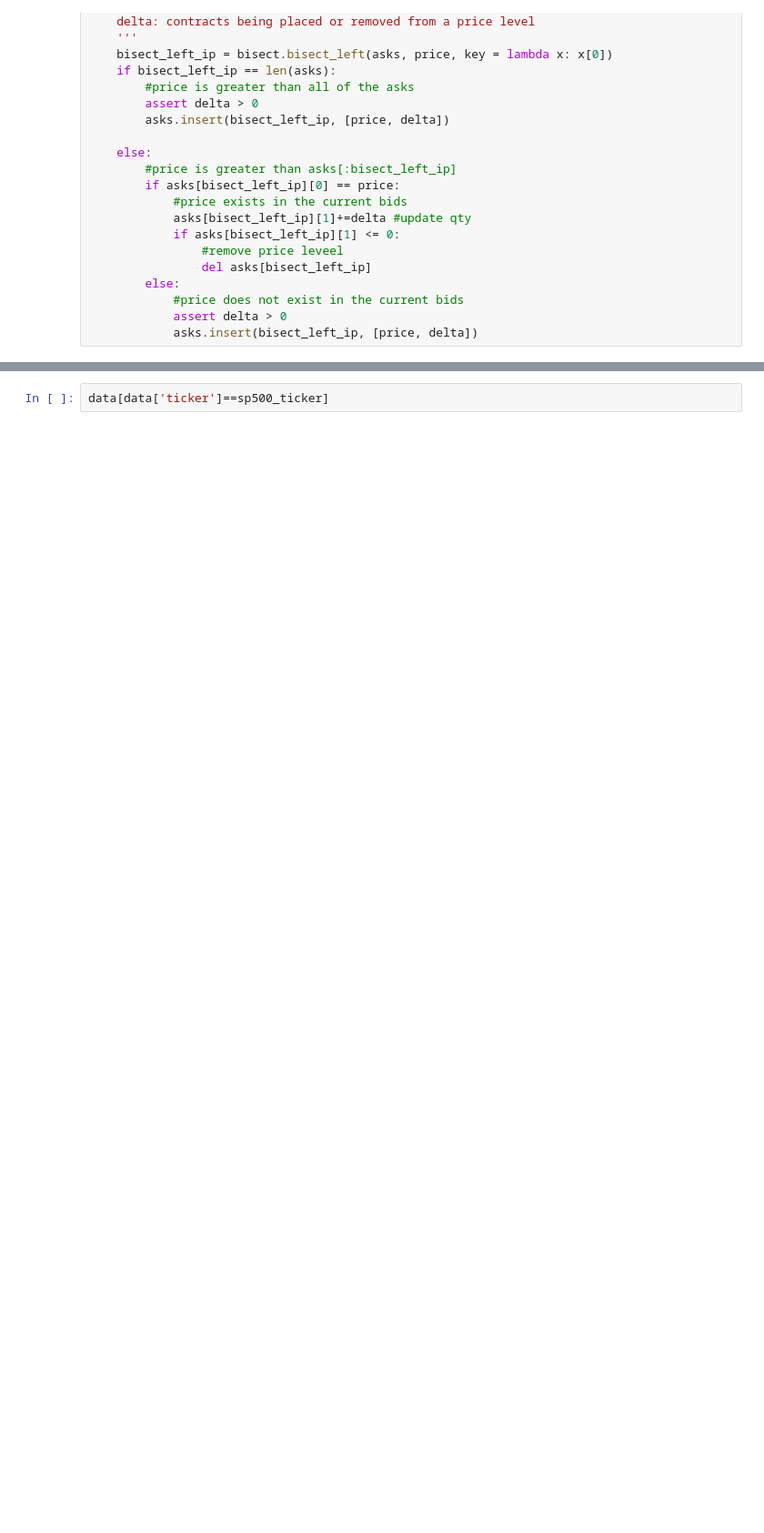
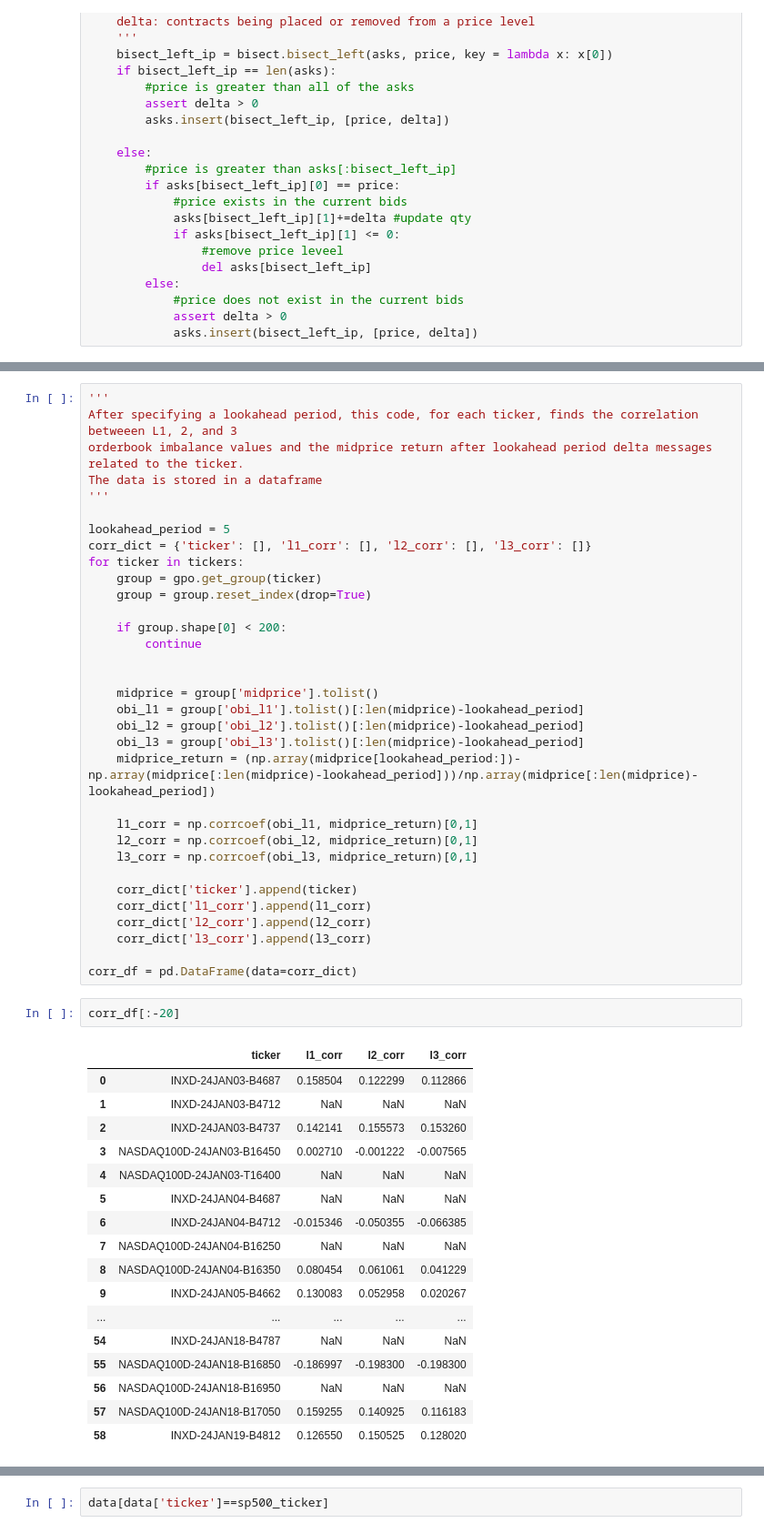
Before and after one commit to ijamil1/kalshi_mm, a Jupyter notebook: exploring_order_book_indicators_predictive_powers.ipynb, the cells around one changed output, grey strips where cells are left out. Shown at 91% size. Cells and saved outputs as stored; diff of their text form; blank space fills up the shorter version.

Commit message:
evidence pointing to independence between orderbook imbalance and future midprice return

```diff
--- a/exploring_order_book_indicators_predictive_powers.ipynb
+++ b/exploring_order_book_indicators_predictive_powers.ipynb
@@ -277,0 +248,53 @@ Name: best_bid, Length: 309, dtype: bool
+# %%
+'''
+After specifying a lookahead period, this code, for each ticker, finds the correlation betweeen L1, 2, and 3
+orderbook imbalance values and the midprice return after lookahead period delta messages related to the ticker.
+The data is stored in a dataframe
+'''
+
+lookahead_period = 5
+corr_dict = {'ticker': [], 'l1_corr': [], 'l2_corr': [], 'l3_corr': []}
+for ticker in tickers:
+    group = gpo.get_group(ticker)
+    group = group.reset_index(drop=True)
+
+    if group.shape[0] < 200:
+        continue
+
+
+    midprice = group['midprice'].tolist()
+    obi_l1 = group['obi_l1'].tolist()[:len(midprice)-lookahead_period]
+    obi_l2 = group['obi_l2'].tolist()[:len(midprice)-lookahead_period]
+    obi_l3 = group['obi_l3'].tolist()[:len(midprice)-lookahead_period]
+    midprice_return = (np.array(midprice[lookahead_period:])-np.array(midprice[:len(midprice)-lookahead_period]))/np.array(midprice[:len(midprice)-lookahead_period])
+
+    l1_corr = np.corrcoef(obi_l1, midprice_return)[0,1]
+    l2_corr = np.corrcoef(obi_l2, midprice_return)[0,1]
+    l3_corr = np.corrcoef(obi_l3, midprice_return)[0,1]
+
+    corr_dict['ticker'].append(ticker)
+    corr_dict['l1_corr'].append(l1_corr)
+    corr_dict['l2_corr'].append(l2_corr)
+    corr_dict['l3_corr'].append(l3_corr)
+
+corr_df = pd.DataFrame(data=corr_dict)
+# %%
+corr_df[:-20]
+# %% [output]
+|  | ticker | l1_corr | l2_corr | l3_corr |
+| 0 | INXD-24JAN03-B4687 | 0.158504 | 0.122299 | 0.112866 |
+| 1 | INXD-24JAN03-B4712 | NaN | NaN | NaN |
+| 2 | INXD-24JAN03-B4737 | 0.142141 | 0.155573 | 0.153260 |
+| 3 | NASDAQ100D-24JAN03-B16450 | 0.002710 | -0.001222 | -0.007565 |
+| 4 | NASDAQ100D-24JAN03-T16400 | NaN | NaN | NaN |
+| 5 | INXD-24JAN04-B4687 | NaN | NaN | NaN |
+| 6 | INXD-24JAN04-B4712 | -0.015346 | -0.050355 | -0.066385 |
+| 7 | NASDAQ100D-24JAN04-B16250 | NaN | NaN | NaN |
+| 8 | NASDAQ100D-24JAN04-B16350 | 0.080454 | 0.061061 | 0.041229 |
+| 9 | INXD-24JAN05-B4662 | 0.130083 | 0.052958 | 0.020267 |
+| ... | ... | ... | ... | ... |
+| 54 | INXD-24JAN18-B4787 | NaN | NaN | NaN |
+| 55 | NASDAQ100D-24JAN18-B16850 | -0.186997 | -0.198300 | -0.198300 |
+| 56 | NASDAQ100D-24JAN18-B16950 | NaN | NaN | NaN |
+| 57 | NASDAQ100D-24JAN18-B17050 | 0.159255 | 0.140925 | 0.116183 |
+| 58 | INXD-24JAN19-B4812 | 0.126550 | 0.150525 | 0.128020 |
```
Also changed, not shown: parts of 16 cells of this notebook.
